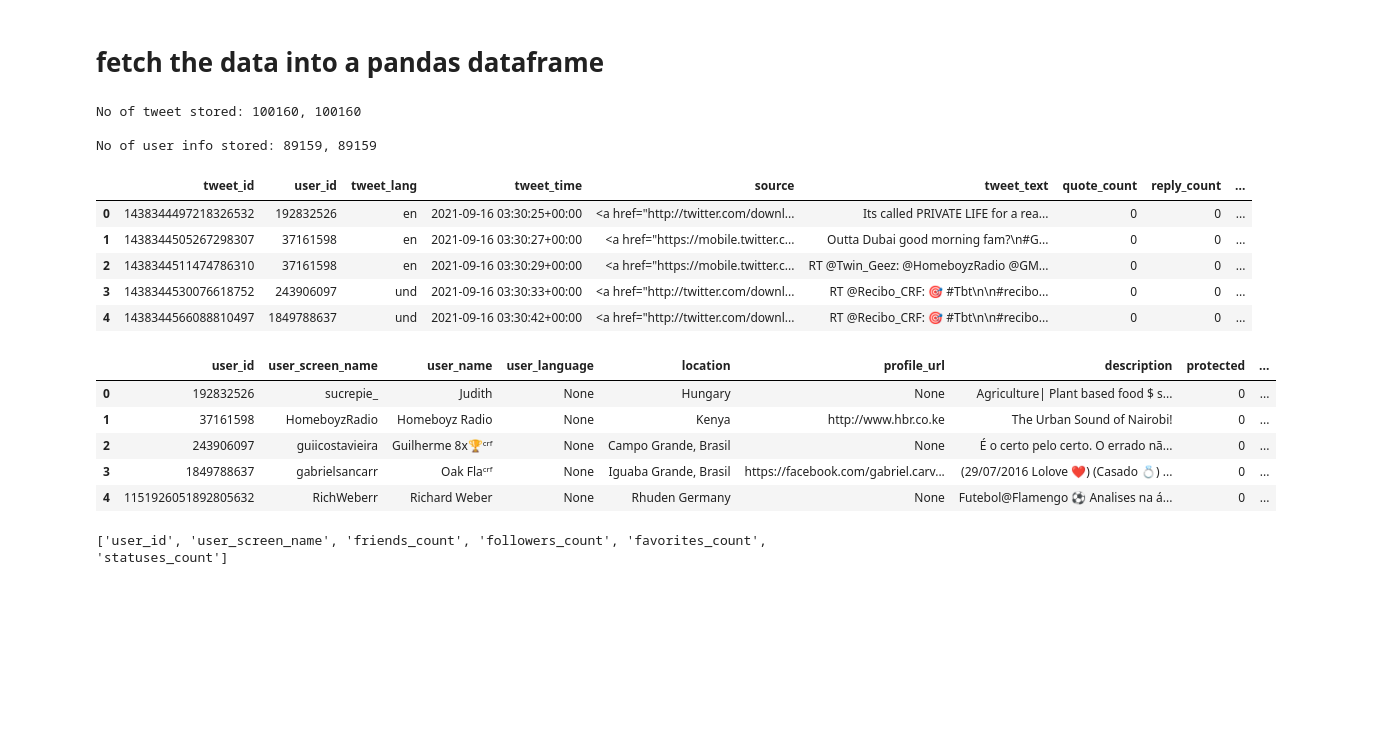
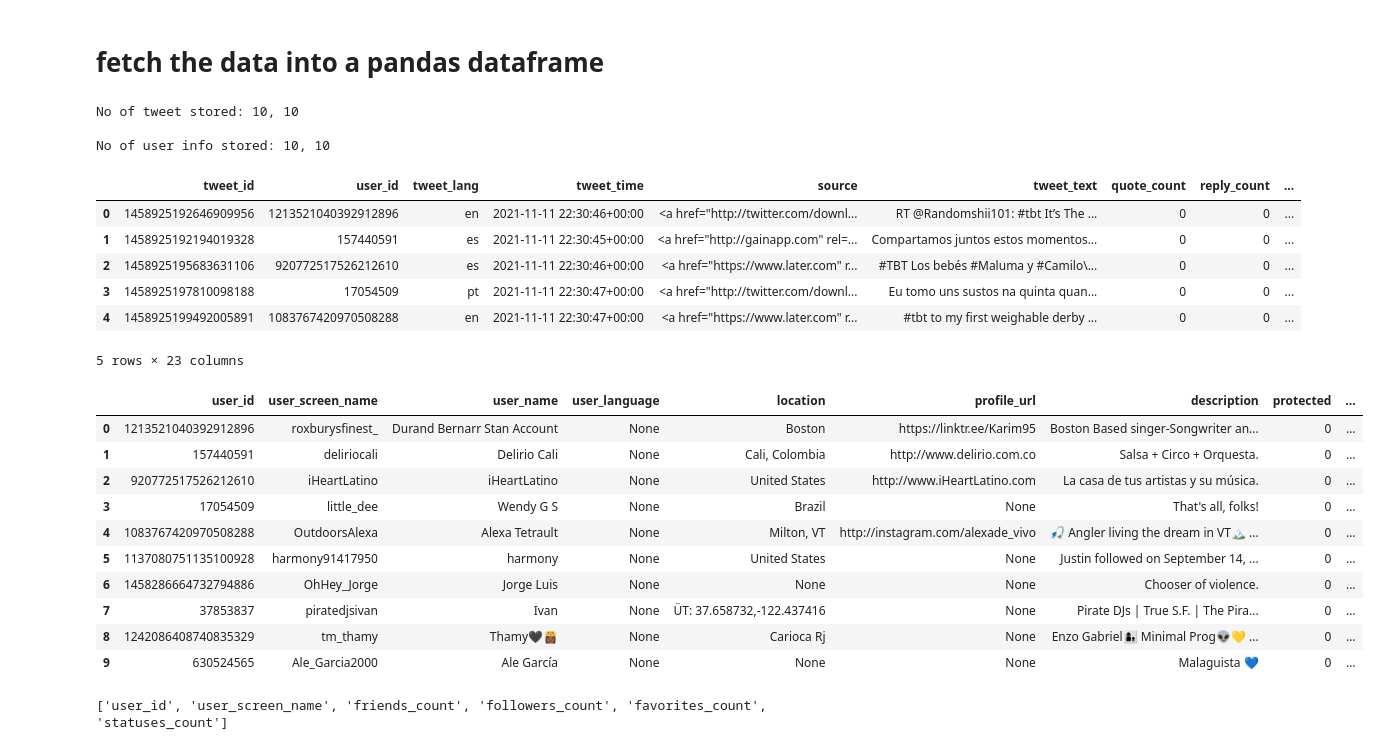
Before and after one commit to Abedomingo/CS591FinalProject, a Jupyter notebook: data_fetching_code.ipynb, the cells around one changed output. Saved outputs shown, nothing was run; the diff lists cells and outputs as text; code cells hidden in the pictures; blank space fills up the shorter version.

```diff
--- a/data_fetching_code.ipynb
+++ b/data_fetching_code.ipynb
@@ -479,6 +361,9 @@ user_info_column_names: ['user_id', 'user_screen_name', 'user_name', 'user_langu
 # %% [markdown]
 # fetch the data into a pandas dataframe
 # %%
+conn = sqlite3.connect('tbt_table.db')
+cur = conn.cursor()
+
 cur.execute("SELECT * FROM tweet_info")
 tweet_info_all_result = cur.fetchall()
 tweet_info_column_names = [description[0] for description in cur.description]
@@ -494,28 +379,36 @@ user_info_column_names = [description[0] for description in cur.description]
 user_info_dataframe = pd.DataFrame(user_info_all_result, \
                                    columns=user_info_column_names)
 print(f"No of user info stored: {len(user_info_all_result)}, {user_info_dataframe.shape[0]}\n")
+
+conn.close()
 # %% [output]
-No of tweet stored: 100160, 100160
+No of tweet stored: 10, 10
 
-No of user info stored: 89159, 89159
+No of user info stored: 10, 10
 # %%
 tweet_info_dataframe.head()
 # %% [output]
 |  | tweet_id | user_id | tweet_lang | tweet_time | source | tweet_text | quote_count | reply_count | ... |
-| 0 | 1438344497218326532 | 192832526 | en | 2021-09-16 03:30:25+00:00 | <a href="http://twitter.com/downl... | Its called PRIVATE LIFE for a rea... | 0 | 0 | ... |
-| 1 | 1438344505267298307 | 37161598 | en | 2021-09-16 03:30:27+00:00 | <a href="https://mobile.twitter.c... | Outta Dubai good morning fam?\n#G... | 0 | 0 | ... |
-| 2 | 1438344511474786310 | 37161598 | en | 2021-09-16 03:30:29+00:00 | <a href="https://mobile.twitter.c... | RT @Twin_Geez: @HomeboyzRadio @GM... | 0 | 0 | ... |
-| 3 | 1438344530076618752 | 243906097 | und | 2021-09-16 03:30:33+00:00 | <a href="http://twitter.com/downl... | RT @Recibo_CRF: 🎯 #Tbt\n\n#recibo... | 0 | 0 | ... |
-| 4 | 1438344566088810497 | 1849788637 | und | 2021-09-16 03:30:42+00:00 | <a href="http://twitter.com/downl... | RT @Recibo_CRF: 🎯 #Tbt\n\n#recibo... | 0 | 0 | ... |
+| 0 | 1458925192646909956 | 1213521040392912896 | en | 2021-11-11 22:30:46+00:00 | <a href="http://twitter.com/downl... | RT @Randomshii101: #tbt It’s The ... | 0 | 0 | ... |
+| 1 | 1458925192194019328 | 157440591 | es | 2021-11-11 22:30:45+00:00 | <a href="http://gainapp.com" rel=... | Compartamos juntos estos momentos... | 0 | 0 | ... |
+| 2 | 1458925195683631106 | 920772517526212610 | es | 2021-11-11 22:30:46+00:00 | <a href="https://www.later.com" r... | #TBT Los bebés #Maluma y #Camilo\... | 0 | 0 | ... |
+| 3 | 1458925197810098188 | 17054509 | pt | 2021-11-11 22:30:47+00:00 | <a href="http://twitter.com/downl... | Eu tomo uns sustos na quinta quan... | 0 | 0 | ... |
+| 4 | 1458925199492005891 | 1083767420970508288 | en | 2021-11-11 22:30:47+00:00 | <a href="https://www.later.com" r... | #tbt to my first weighable derby ... | 0 | 0 | ... |
+5 rows × 23 columns
 # %%
-user_info_dataframe.head()
+user_info_dataframe
 # %% [output]
 |  | user_id | user_screen_name | user_name | user_language | location | profile_url | description | protected | ... |
-| 0 | 192832526 | sucrepie_ | Judith | None | Hungary | None | Agriculture| Plant based food $ s... | 0 | ... |
-| 1 | 37161598 | HomeboyzRadio | Homeboyz Radio | None | Kenya | http://www.hbr.co.ke | The Urban Sound of Nairobi! | 0 | ... |
-| 2 | 243906097 | guiicostavieira | Guilherme 8x🏆ᶜʳᶠ | None | Campo Grande, Brasil | None | É o certo pelo certo. O errado nã... | 0 | ... |
-| 3 | 1849788637 | gabrielsancarr | Oak Flaᶜʳᶠ | None | Iguaba Grande, Brasil | https://facebook.com/gabriel.carv... | (29/07/2016 Lolove ❤) (Casado 💍) ... | 0 | ... |
-| 4 | 1151926051892805632 | RichWeberr | Richard Weber | None | Rhuden Germany | None | Futebol@Flamengo ⚽️ Analises na á... | 0 | ... |
+| 0 | 1213521040392912896 | roxburysfinest_ | Durand Bernarr Stan Account | None | Boston | https://linktr.ee/Karim95 | Boston Based singer-Songwriter an... | 0 | ... |
+| 1 | 157440591 | deliriocali | Delirio Cali | None | Cali, Colombia | http://www.delirio.com.co | Salsa + Circo + Orquesta. | 0 | ... |
+| 2 | 920772517526212610 | iHeartLatino | iHeartLatino | None | United States | http://www.iHeartLatino.com | La casa de tus artistas y su música. | 0 | ... |
+| 3 | 17054509 | little_dee | Wendy G S | None | Brazil | None | That's all, folks! | 0 | ... |
+| 4 | 1083767420970508288 | OutdoorsAlexa | Alexa Tetrault | None | Milton, VT | http://instagram.com/alexade_vivo | 🎣 Angler living the dream in VT🏔 ... | 0 | ... |
+| 5 | 1137080751135100928 | harmony91417950 | harmony | None | United States | None | Justin followed on September 14, ... | 0 | ... |
+| 6 | 1458286664732794886 | OhHey_Jorge | Jorge Luis | None | None | None | Chooser of violence. | 0 | ... |
+| 7 | 37853837 | piratedjsivan | Ivan | None | ÜT: 37.658732,-122.437416 | None | Pirate DJs | True S.F. | The Pira... | 0 | ... |
+| 8 | 1242086408740835329 | tm_thamy | Thamy🖤👸🏾 | None | Carioca Rj | None | Enzo Gabriel👩‍👦 Minimal Prog👽💛 ... | 0 | ... |
+| 9 | 630524565 | Ale_Garcia2000 | Ale García | None | None | None | Malaguista 💙 | 0 | ... |
 # %%
 # %% [output]
 ['user_id', 'user_screen_name', 'friends_count', 'followers_count', 'favorites_count', 'statuses_count']
```
Also changed, not shown: parts of 4 cells of this notebook, 2 other files.
